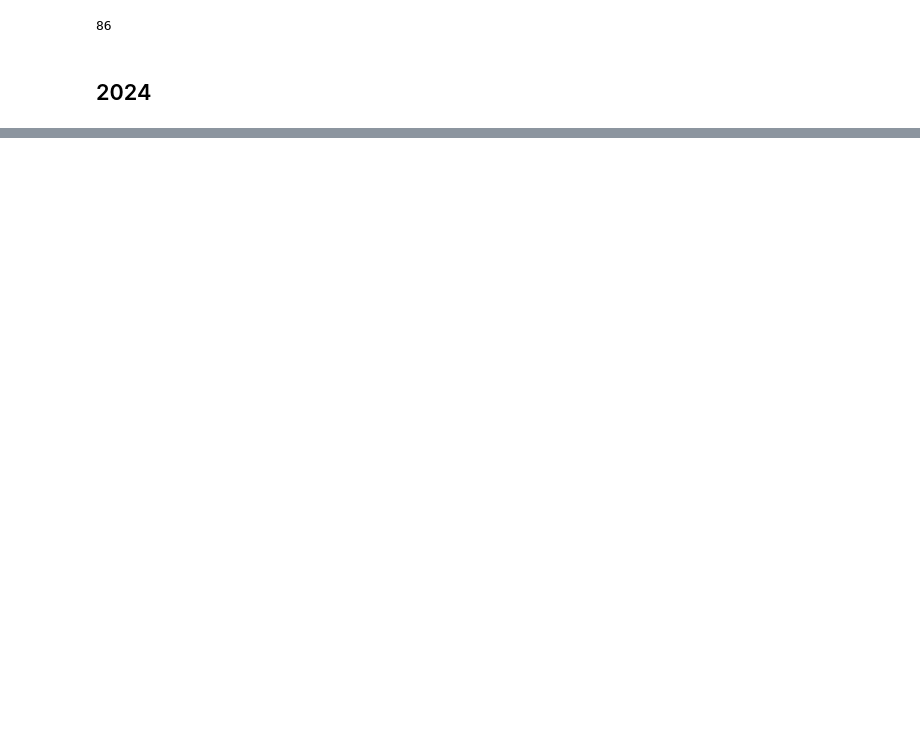
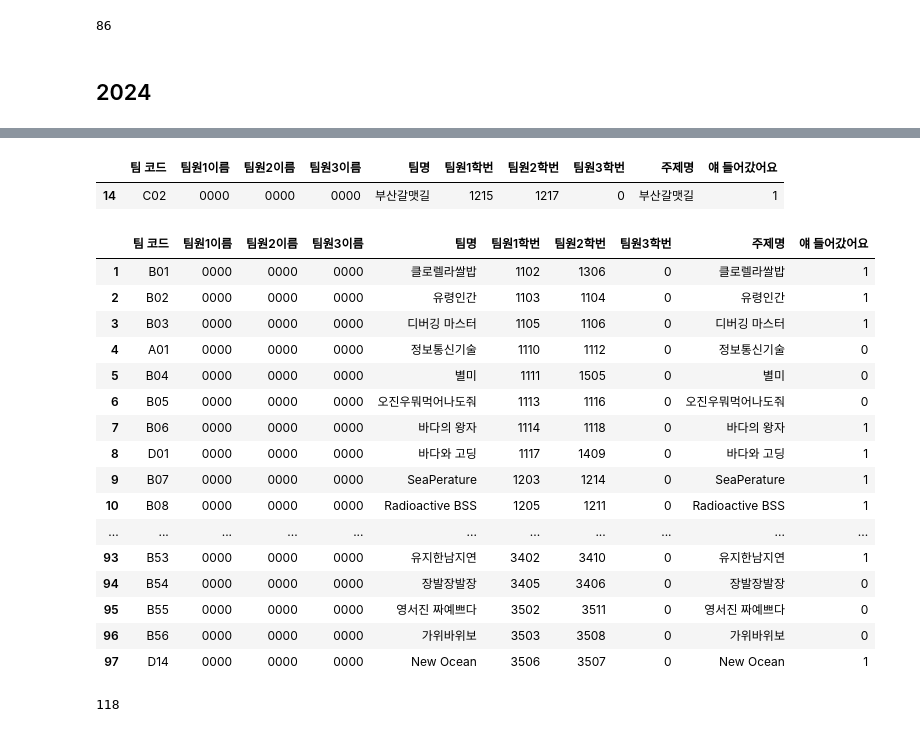
Before and after one commit to hwan809/Ocean-ChatBot, a Jupyter notebook: prepro.ipynb, the cells around one changed output, grey strips where cells are left out. Cells and saved outputs as stored; diff of their text form; code cells hidden in the pictures; blank space fills up the shorter version.

```diff
--- a/prepro.ipynb
+++ b/prepro.ipynb
@@ -283,9 +289,37 @@ p = re.compile('\d+') # 괄호 안에 있는 팀코드 추출
 DIR = 'OceanICT_Data/2024_OceanICT/'
 file_list = os.listdir(DIR)
 
-split_documents20 = []
+split_documents24 = []
+
 
 for f in file_list:
     files = os.listdir(DIR + f)
-    if
+    for i in files:
+        if i.endswith('.pdf'):
+            loader = PyMuPDFLoader(DIR + f +'/' + i)
+
+        elif i.endswith(('.pptx', '.ppt')):
+            loader = UnstructuredPowerPointLoader(DIR + f +'/' + i)
+
+        else: continue
+
+        number = p.findall(i)
+        print(i, number)
+
+        document = loader.load()[0]
+        try:
+            number[0] = ''
+        except: continue
+
+        for j in number:
+            result = df24.loc[df24[f'팀원1학번'] == j]
+            if not result.empty:
+                df24.loc[df24[f'팀원1학번'] == j, '얘 들어갔어요'] = 1
+                break
+
+        try:
+            new_document = set_metadata(result.iloc[0], document, year = 2024)
+            split_documents24.append(new_document)
+        except:
+            continue
 # %% [output]
@@ -292,0 +343,30 @@ SyntaxError: invalid syntax (1082772117.py, line 16)
+# %%
+df24.loc[df24[f'팀원1학번'] == "1215"]
+# %% [output]
+|  | 팀 코드 | 팀원1이름 | 팀원2이름 | 팀원3이름 | 팀명 | 팀원1학번 | 팀원2학번 | 팀원3학번 | 주제명 | 얘 들어갔어요 |
+| 14 | C02 | 0000 | 0000 | 0000 | 부산갈맷길 | 1215 | 1217 | 0 | 부산갈맷길 | 1 |
+# %%
+pd.set_option('display.max_rows', None)
+df24
+# %% [output]
+|  | 팀 코드 | 팀원1이름 | 팀원2이름 | 팀원3이름 | 팀명 | 팀원1학번 | 팀원2학번 | 팀원3학번 | 주제명 | 얘 들어갔어요 |
+| 1 | B01 | 0000 | 0000 | 0000 | 클로렐라쌀밥 | 1102 | 1306 | 0 | 클로렐라쌀밥 | 1 |
+| 2 | B02 | 0000 | 0000 | 0000 | 유령인간 | 1103 | 1104 | 0 | 유령인간 | 1 |
+| 3 | B03 | 0000 | 0000 | 0000 | 디버깅 마스터 | 1105 | 1106 | 0 | 디버깅 마스터 | 1 |
+| 4 | A01 | 0000 | 0000 | 0000 | 정보통신기술 | 1110 | 1112 | 0 | 정보통신기술 | 0 |
+| 5 | B04 | 0000 | 0000 | 0000 | 별미 | 1111 | 1505 | 0 | 별미 | 0 |
+| 6 | B05 | 0000 | 0000 | 0000 | 오진우뭐먹어나도줘 | 1113 | 1116 | 0 | 오진우뭐먹어나도줘 | 0 |
+| 7 | B06 | 0000 | 0000 | 0000 | 바다의 왕자 | 1114 | 1118 | 0 | 바다의 왕자 | 1 |
+| 8 | D01 | 0000 | 0000 | 0000 | 바다와 고딩 | 1117 | 1409 | 0 | 바다와 고딩 | 1 |
+| 9 | B07 | 0000 | 0000 | 0000 | SeaPerature | 1203 | 1214 | 0 | SeaPerature | 1 |
+| 10 | B08 | 0000 | 0000 | 0000 | Radioactive BSS | 1205 | 1211 | 0 | Radioactive BSS | 1 |
+| ... | ... | ... | ... | ... | ... | ... | ... | ... | ... | ... |
+| 93 | B53 | 0000 | 0000 | 0000 | 유지한남지연 | 3402 | 3410 | 0 | 유지한남지연 | 1 |
+| 94 | B54 | 0000 | 0000 | 0000 | 장발장발장 | 3405 | 3406 | 0 | 장발장발장 | 0 |
+| 95 | B55 | 0000 | 0000 | 0000 | 영서진 짜예쁘다 | 3502 | 3511 | 0 | 영서진 짜예쁘다 | 0 |
+| 96 | B56 | 0000 | 0000 | 0000 | 가위바위보 | 3503 | 3508 | 0 | 가위바위보 | 0 |
+| 97 | D14 | 0000 | 0000 | 0000 | New Ocean | 3506 | 3507 | 0 | New Ocean | 1 |
+# %%
+print(len(split_documents24))
+# %% [output]
+118
```
Also changed, not shown: parts of 2 cells of this notebook, 1 other file.
